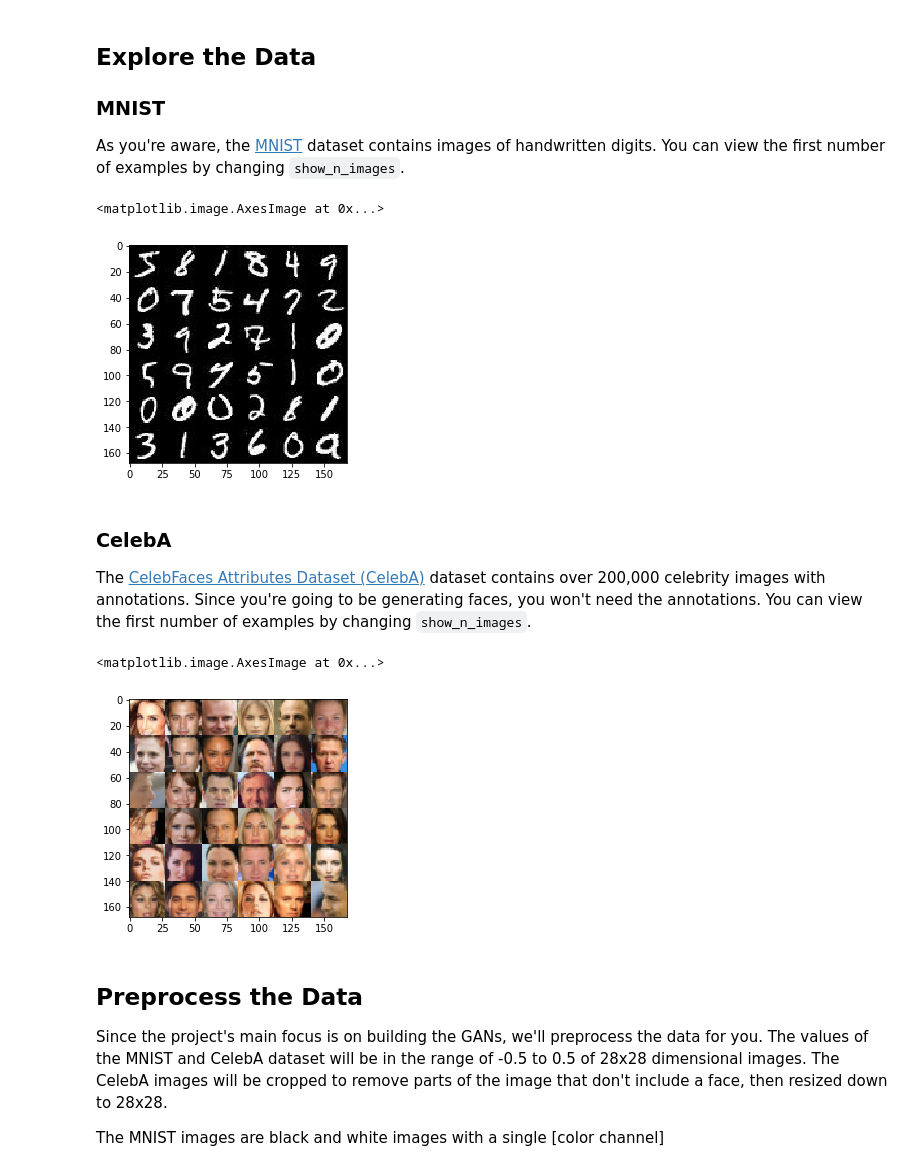
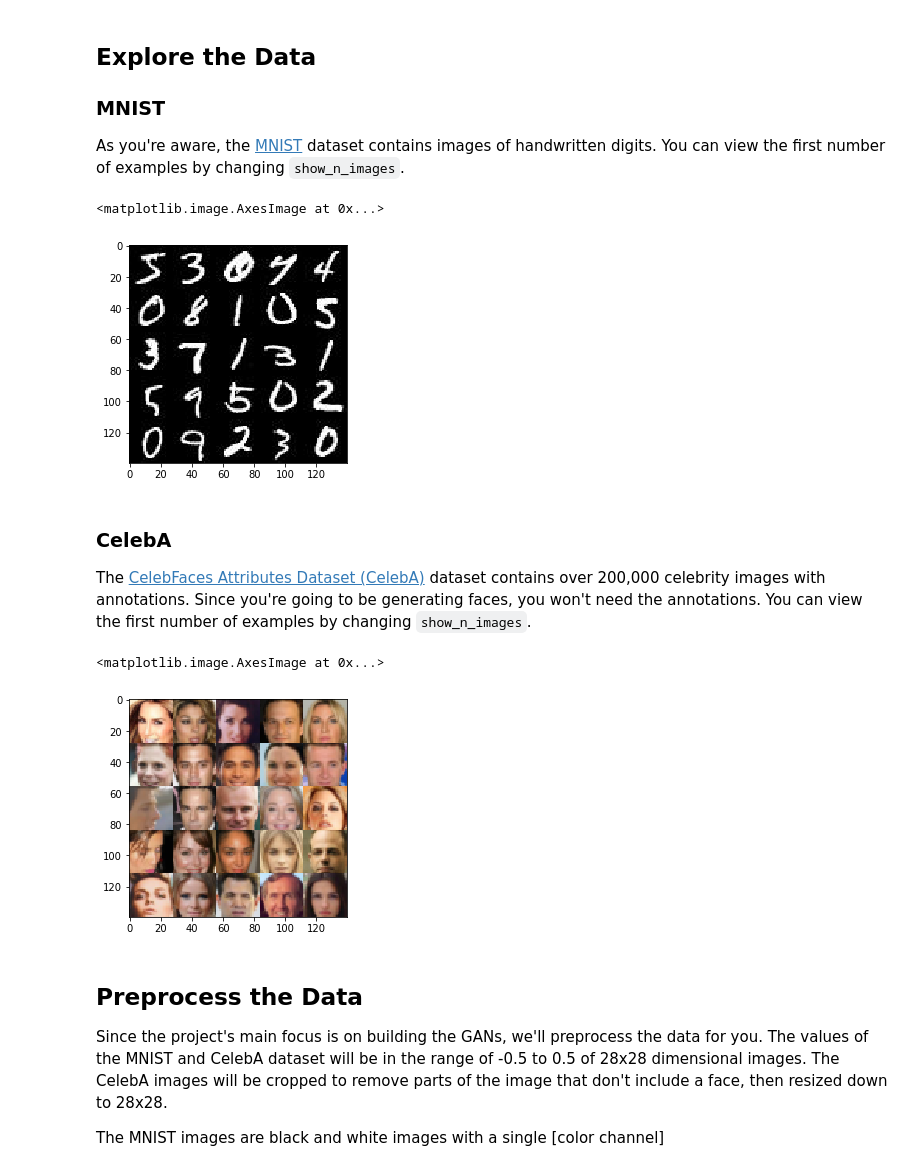
Before and after one commit to dwarfer7634/udacity_dlnd, a Jupyter notebook: dlnd_face_generation/dlnd_face_generation.ipynb, the cells around one changed output. Cells and saved outputs as stored; diff of their text form; code cells hidden in the pictures.

```diff
--- a/dlnd_face_generation/dlnd_face_generation.ipynb
+++ b/dlnd_face_generation/dlnd_face_generation.ipynb
@@ -31,7 +31,7 @@ Found celeba Data
 ### MNIST
 As you're aware, the [MNIST](http://yann.lecun.com/exdb/mnist/) dataset contains images of handwritten digits. You can view the first number of examples by changing `show_n_images`.
 # %%
-show_n_images = 36
+show_n_images = 25
 
 """
 DON'T MODIFY ANYTHING IN THIS CELL
@@ -45,21 +45,21 @@ mnist_images = helper.get_batch(glob(os.path.join(data_dir, 'mnist/*.jpg'))[:sho
 pyplot.imshow(helper.images_square_grid(mnist_images, 'L'), cmap='gray')
 # %% [output]
 <matplotlib.image.AxesImage at 0x...>
-[figure, old version]
+[figure, new version]
 # %% [markdown]
 ### CelebA
 The [CelebFaces Attributes Dataset (CelebA)](http://mmlab.ie.cuhk.edu.hk/projects/CelebA.html) dataset contains over 200,000 celebrity images with annotations.  Since you're going to be generating faces, you won't need the annotations.  You can view the first number of examples by changing `show_n_images`.
 # %%
-show_n_images = 36
+show_n_images = 25
 
 """
 DON'T MODIFY ANYTHING IN THIS CELL
 """
 mnist_images = helper.get_batch(glob(os.path.join(data_dir, 'img_align_celeba/*.jpg'))[:show_n_images], 28, 28, 'RGB')
 pyplot.imshow(helper.images_square_grid(mnist_images, 'RGB'))
 # %% [output]
 <matplotlib.image.AxesImage at 0x...>
-[figure, old version]
+[figure, new version]
 # %% [markdown]
 ## Preprocess the Data
 Since the project's main focus is on building the GANs, we'll preprocess the data for you.  The values of the MNIST and CelebA dataset will be in the range of -0.5 to 0.5 of 28x28 dimensional images.  The CelebA images will be cropped to remove parts of the image that don't include a face, then resized down to 28x28.
```
Also changed, not shown: parts of 9 cells of this notebook.
